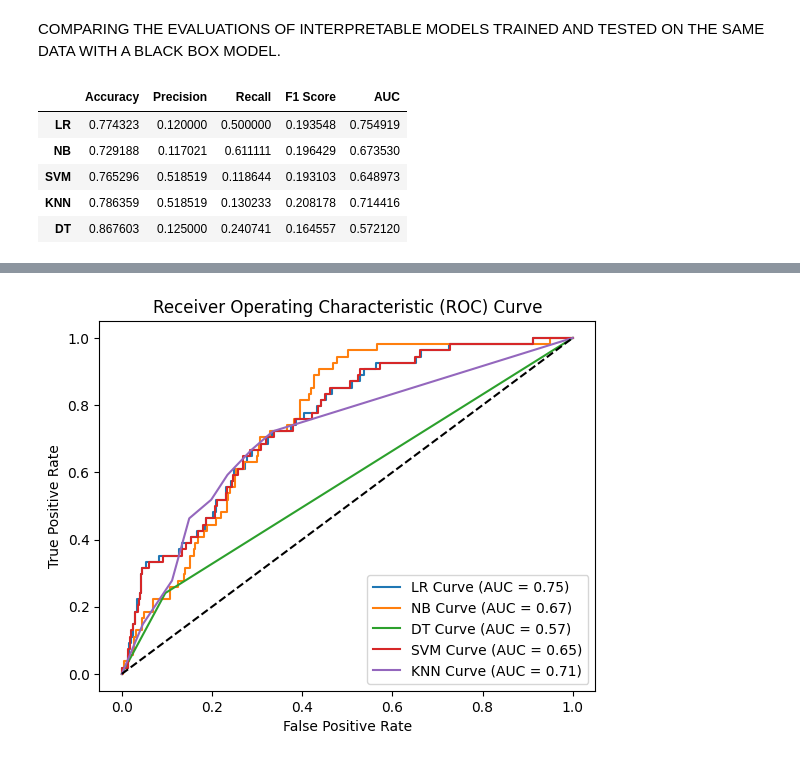
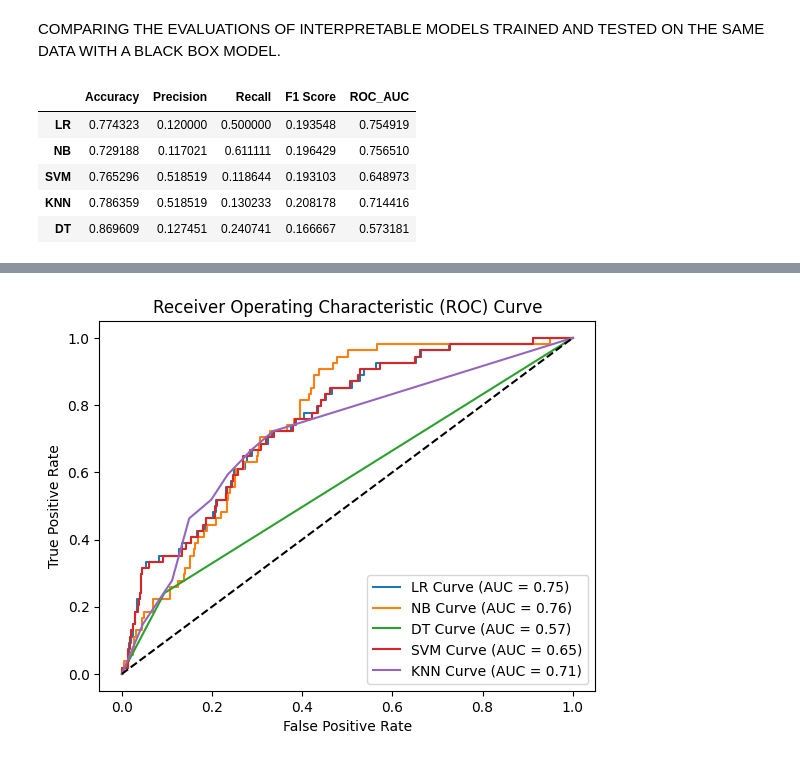
Before and after one commit to PaloMoshoeshoe/Stroke-prediction, a Jupyter notebook: Stroke.ipynb, the cells around one changed output, grey strips where cells are left out. Saved outputs shown, nothing was run; the diff lists cells and outputs as text; code cells hidden in the pictures.

```diff
--- a/Stroke.ipynb
+++ b/Stroke.ipynb
@@ -943,26 +1015,26 @@ COMPARING THE EVALUATIONS OF INTERPRETABLE MODELS TRAINED AND TESTED ON THE SAME
 # %%
 auc = [auc_lr,auc_nb,auc_svm,auc_knn,auc_dt]
 scores = [score_lr,score_nb,score_svm,score_knn,score_dt]
 precision = [precision_lr,precision_nb,precision_svm,precision_knn,precision_dt]
 recall = [recall_lr,recall_nb,recall_svm,recall_knn,recall_dt]
 fscore = [fscore_lr,fscore_nb,fscore_svm,fscore_knn,fscore_dt]
 names = ["LR", "NB", "SVM", "KNN", "DT"]
 classification_results = pd.DataFrame({
     "Accuracy": scores,
     "Precision": precision,
     "Recall":recall,
     "F1 Score":fscore,
-    "AUC":auc
+    "ROC_AUC":auc
 })
 classification_results.index = names
 classification_results
 # %% [output]
-|  | Accuracy | Precision | Recall | F1 Score | AUC |
+|  | Accuracy | Precision | Recall | F1 Score | ROC_AUC |
 | LR | 0.774323 | 0.120000 | 0.500000 | 0.193548 | 0.754919 |
-| NB | 0.729188 | 0.117021 | 0.611111 | 0.196429 | 0.673530 |
+| NB | 0.729188 | 0.117021 | 0.611111 | 0.196429 | 0.756510 |
 | SVM | 0.765296 | 0.518519 | 0.118644 | 0.193103 | 0.648973 |
 | KNN | 0.786359 | 0.518519 | 0.130233 | 0.208178 | 0.714416 |
-| DT | 0.867603 | 0.125000 | 0.240741 | 0.164557 | 0.572120 |
+| DT | 0.869609 | 0.127451 | 0.240741 | 0.166667 | 0.573181 |
 # %%
 algorithms = np.arange(len(names))
 plt.figure(figsize = (10, 5))
```
Also changed, not shown: parts of 18 cells of this notebook.
